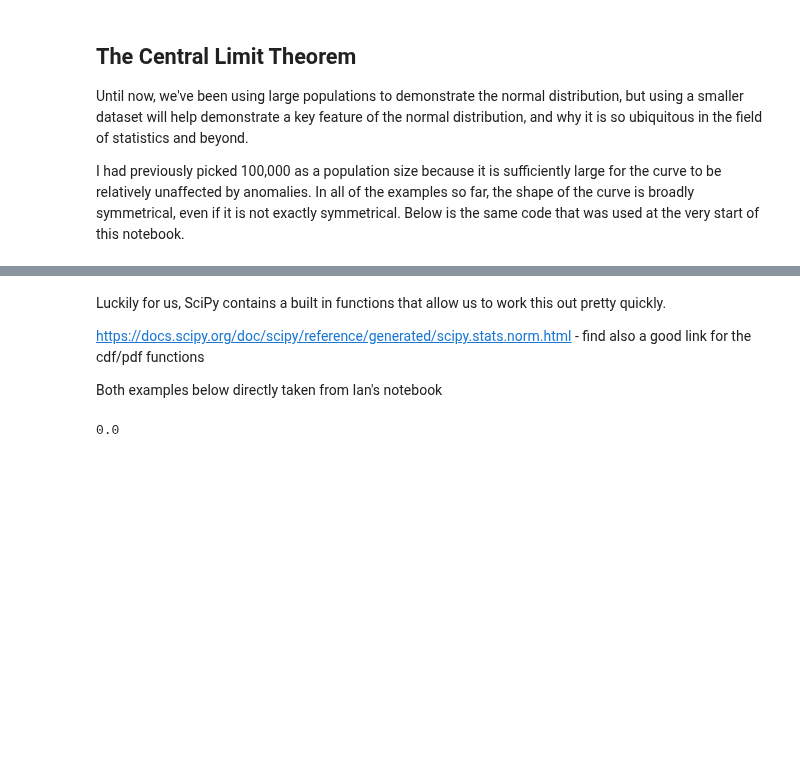
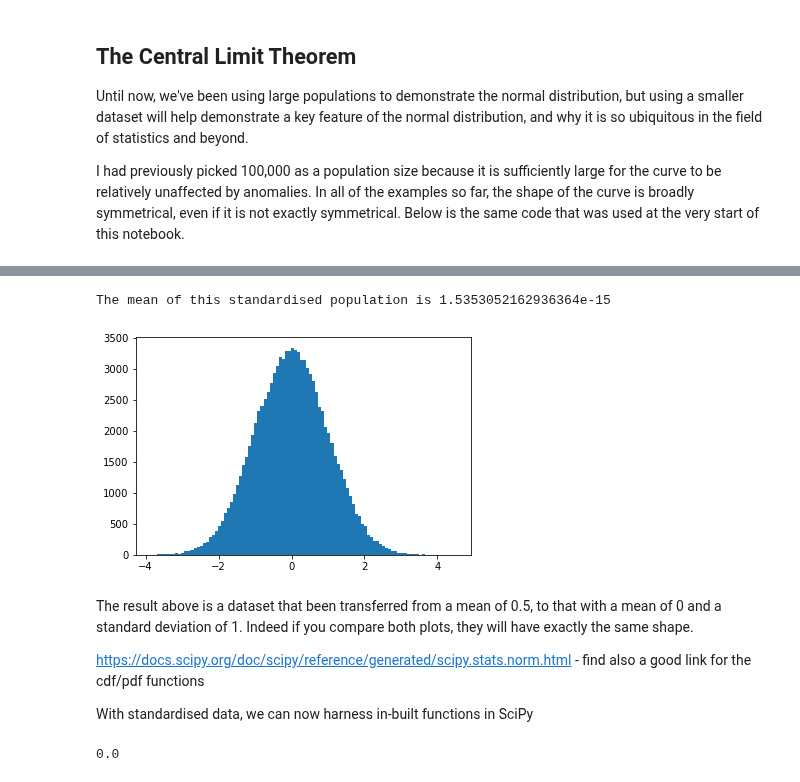
Before and after one commit to kiehozero/atu-fundda2022, a Jupyter notebook: practicals/00-normal-distribution.ipynb, the cells around one changed output, grey strips where cells are left out. Cells and saved outputs as stored; diff of their text form; code cells hidden in the pictures; blank space fills up the shorter version.

Commit message:
Standardisation work

```diff
--- a/practicals/00-normal-distribution.ipynb
+++ b/practicals/00-normal-distribution.ipynb
@@ -273,7 +273,29 @@ https://www.youtube.com/watch?v=xI9ZHGOSaCg
+# %%
+# create a second blank list for storing the z-values
+snd = []
+# identify the mean of the range created above
+mu = np.mean(unis)
+# identify standard deviation of the same range
+sigma = np.std(unis)
+
+# loop through values and apply the standardising process to each value, then add the result to the new list
+for z in unis:
+    stdised = (z - mu) / sigma
+    snd.append(stdised)
+
+# print the mean to ensure it is very close to zero, e.g. -1.2714362895849263e-15
+print(f'The mean of this standardised population is {np.mean(snd)}')
+
+# plot the results
+plt.hist(snd, bins=100)
+plt.show();
+# %% [output]
+The mean of this standardised population is 1.5353052162936364e-15
+[figure, added]
 # %% [markdown]
-Luckily for us, SciPy contains a built in functions that allow us to work this out pretty quickly.
+The result above is a dataset that been transferred from a mean of 0.5, to that with a mean of 0 and a standard deviation of 1. Indeed if you compare both plots, they will have exactly the same shape.
 
 https://docs.scipy.org/doc/scipy/reference/generated/scipy.stats.norm.html - find also a good link for the cdf/pdf functions
 
-Both examples below directly taken from Ian's notebook
+With standardised data, we can now harness in-built functions in SciPy
 # %%
```
Also changed, not shown: parts of 33 cells of this notebook, 2 other files.
